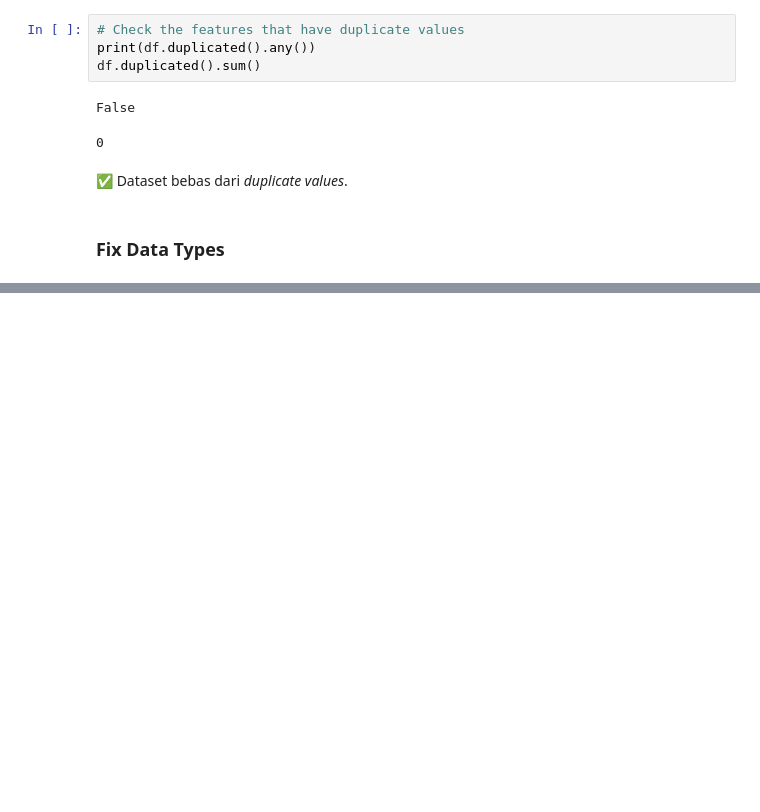
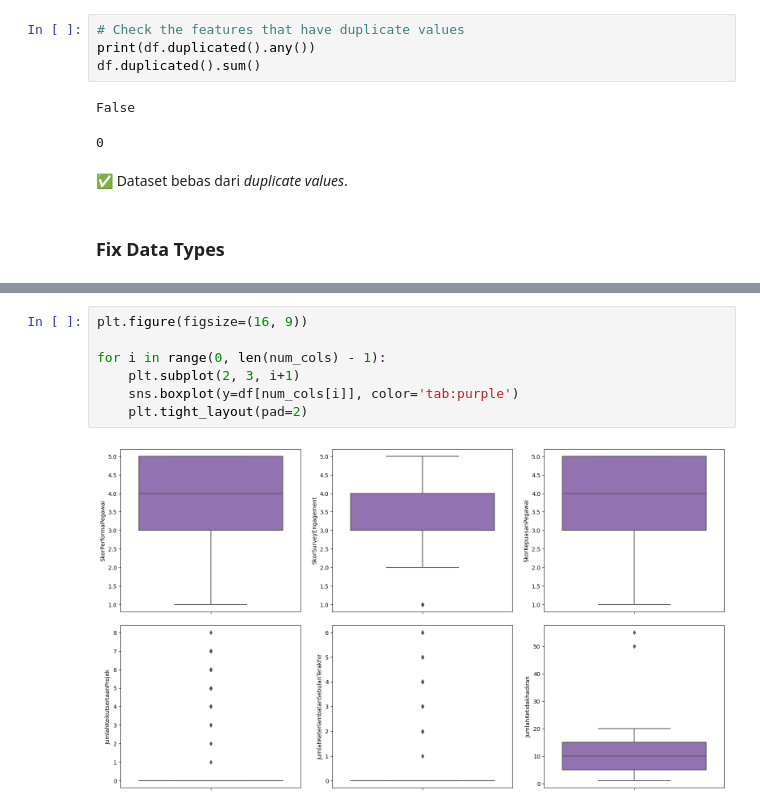
Before and after one commit to sabirinID/Predicting-Employee-Attrition, a Jupyter notebook: Notebooks/hr_employee_retention.ipynb, the cells around one changed output, grey strips where cells are left out. Drawn from its saved outputs; the diff is of its cells as text; blank space fills up the shorter version.

```diff
--- a/Notebooks/hr_employee_retention.ipynb
+++ b/Notebooks/hr_employee_retention.ipynb
@@ -680,0 +602,9 @@ memory usage: 27.3 KB
+# %%
+plt.figure(figsize=(16, 9))
+
+for i in range(0, len(num_cols) - 1):
+    plt.subplot(2, 3, i+1)
+    sns.boxplot(y=df[num_cols[i]], color='tab:purple')
+    plt.tight_layout(pad=2)
+# %% [output]
+[figure, added]
```
Also changed, not shown: parts of 65 cells of this notebook.
